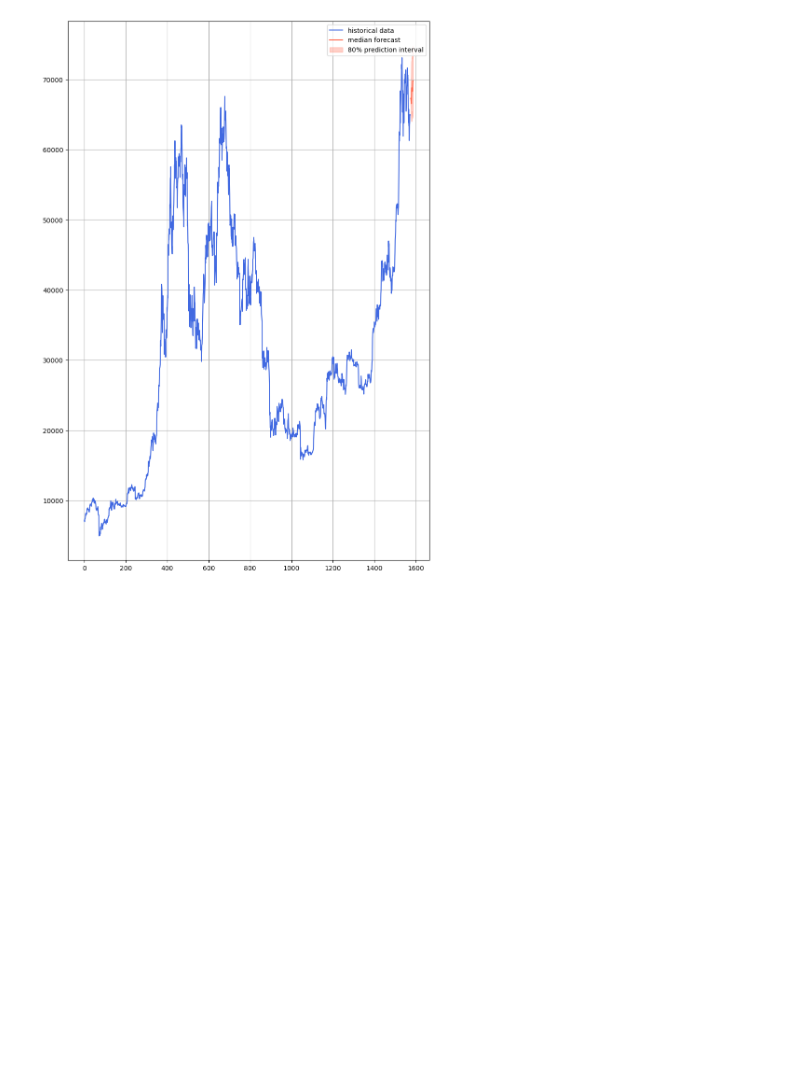
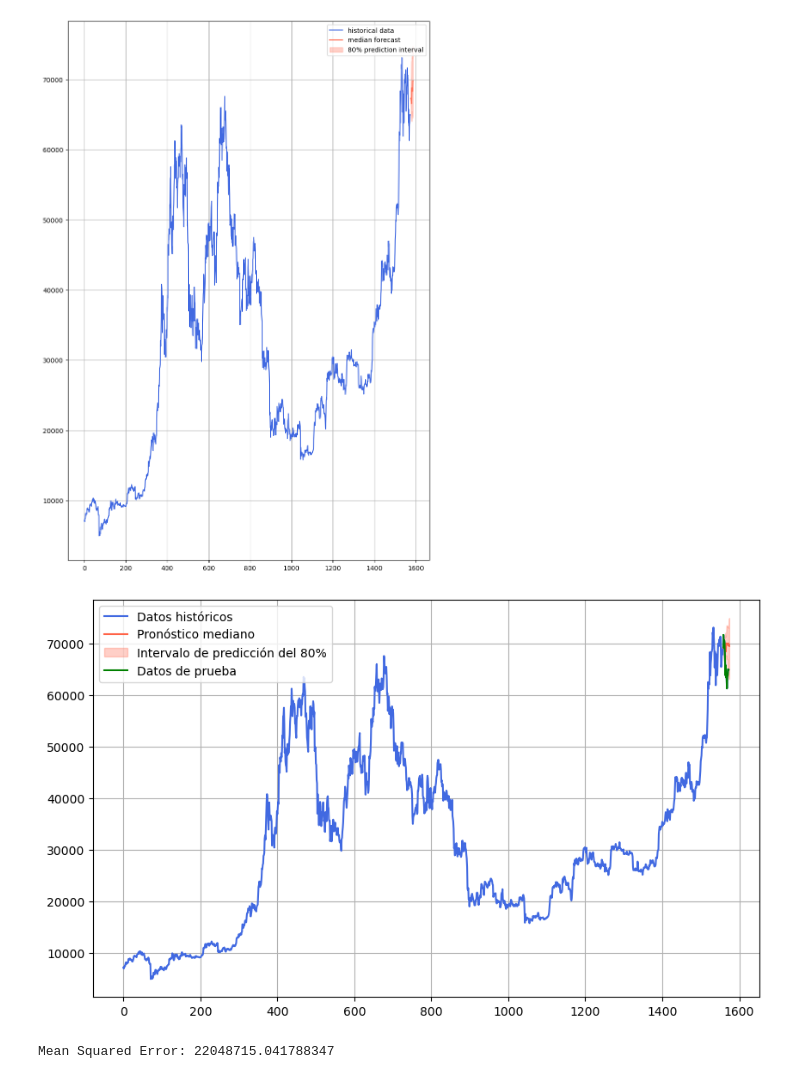
Before and after one commit to Ivo196/Price-Forecasting-Chronos-T5, a Jupyter notebook: test1.ipynb, the cells around one changed output. Saved outputs shown, nothing was run; the diff lists cells and outputs as text; code cells hidden in the pictures; blank space fills up the shorter version.

```diff
--- a/test1.ipynb
+++ b/test1.ipynb
@@ -32,3 +32,63 @@ plt.grid()
 plt.show()
 # %% [output]
 [figure]
+# %%
+import matplotlib.pyplot as plt
+import numpy as np
+import pandas as pd
+import torch
+from chronos import ChronosPipeline
+from sklearn.metrics import mean_squared_error
+
+# Cargar los datos
+df = pd.read_csv("BTC-USD.csv")
+
+# Dividir el conjunto de datos en entrenamiento y prueba
+train_size = int(len(df) * 0.99)  # 80% para entrenamiento, 20% para prueba
+train_data = df["Close"][:train_size]
+test_data = df["Close"][train_size:]
+
+# Convertir los datos de entrenamiento a tensor 1D
+context = torch.tensor(train_data.values, dtype=torch.bfloat16)
+
+# Establecer prediction_length y desactivar la verificación de longitud si es necesario
+prediction_length = min(len(test_data), 64)  # Limitar la longitud de predicción a 64
+
+# Cargar el modelo de Chronos
+pipeline = ChronosPipeline.from_pretrained(
+    "amazon/chronos-t5-tiny",
+    device_map="cpu",
+    torch_dtype=torch.bfloat16,
+)
+
+# Hacer la predicción
+forecast = pipeline.predict(context, prediction_length, limit_prediction_length=False)  # forma [num_series, num_samples, prediction_length]
+
+# Visualizar el pronóstico
+forecast_index = range(train_size, train_size + prediction_length)
+low, median, high = np.quantile(forecast[0].numpy(), [0.1, 0.5, 0.9], axis=0)
+
+plt.figure(figsize=(10, 6))
+plt.plot(df["Close"], color="royalblue", label="Datos históricos")
+plt.plot(forecast_index, median, color="tomato", label="Pronóstico mediano")
+plt.fill_between(forecast_index, low, high, color="tomato", alpha=0.3, label="Intervalo de predicción del 80%")
+plt.plot(range(train_size, train_size + prediction_length), test_data[:prediction_length].values, color="green", label="Datos de prueba")
+plt.legend()
+plt.grid()
+plt.show()
+
+# Asegurarse de que no haya NaNs en los datos de prueba y en las predicciones
+test_data = test_data[:prediction_length].dropna()
+median_forecast = pd.Series(median, index=forecast_index).dropna()
+
+# Asegurarse de que las longitudes coinciden después de eliminar NaNs
+min_length = min(len(test_data), len(median_forecast))
+test_data = test_data[:min_length]
+median_forecast = median_forecast[:min_length]
+
+# Evaluar la precisión de las predicciones
+mse = mean_squared_error(test_data, median_forecast)
+print(f"Mean Squared Error: {mse}")
+# %% [output]
+[figure, added]
+Mean Squared Error: 22048715.041788347
```
